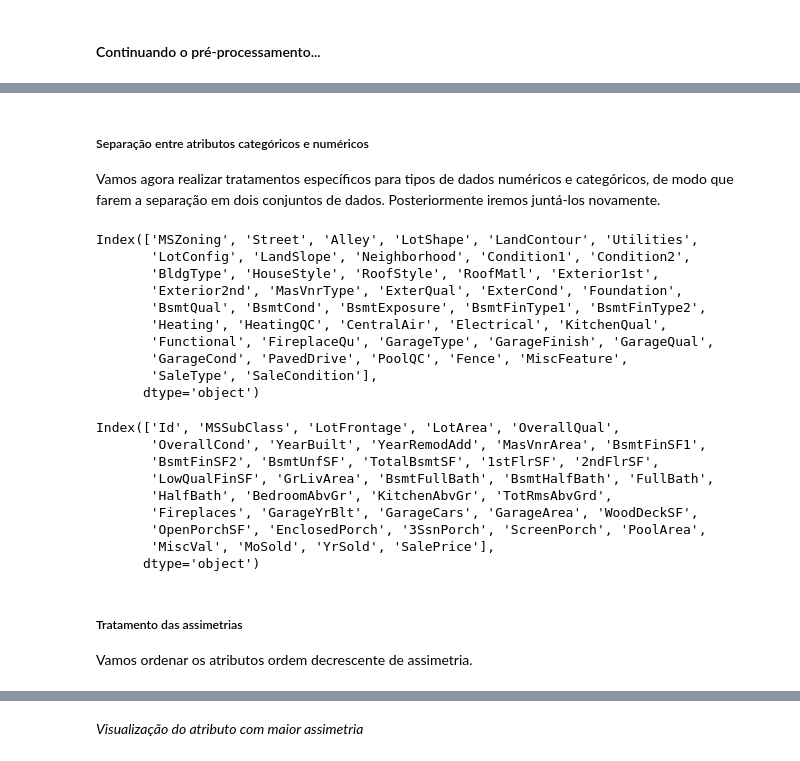
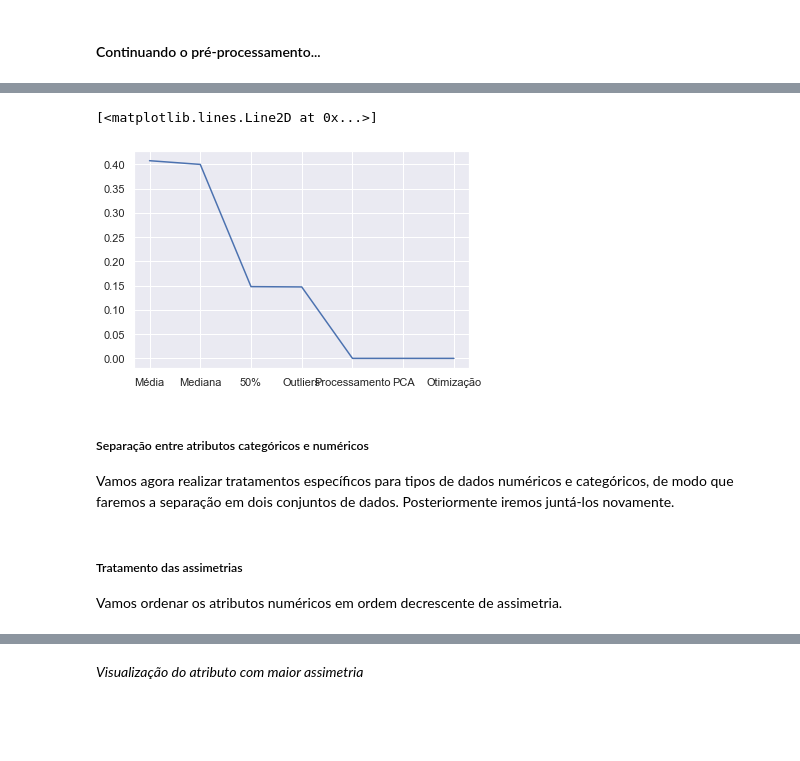
Before and after one commit to robsonrung/MLND-Capstone-Project, a Jupyter notebook: MLND-Capstone-Projeto.ipynb, the cells around one changed output, grey strips where cells are left out. Saved outputs shown, nothing was run; the diff lists cells and outputs as text; code cells hidden in the pictures; blank space fills up the shorter version.

```diff
--- a/MLND-Capstone-Projeto.ipynb
+++ b/MLND-Capstone-Projeto.ipynb
@@ -851,34 +904,12 @@ Já conseguimos uma boa melhoria nos resultados apenas com a remoção dos *outl
+# %%
+plt.plot(relatorios['XGBoost']['RMSLE'])
+# %% [output]
+[<matplotlib.lines.Line2D at 0x...>]
+[figure, added]
 # %% [markdown]
 ##### Separação entre atributos categóricos e numéricos
 
-Vamos agora realizar tratamentos específicos para tipos de dados numéricos e categóricos, de modo que farem a separação em dois conjuntos de dados. Posteriormente iremos juntá-los novamente.
+Vamos agora realizar tratamentos específicos para tipos de dados numéricos e categóricos, de modo que faremos a separação em dois conjuntos de dados. Posteriormente iremos juntá-los novamente.
-# %%
-atributos_categoricos = train_sem_outliers.select_dtypes(include=['object']).columns
-atributos_categoricos
-# %% [output]
-Index(['MSZoning', 'Street', 'Alley', 'LotShape', 'LandContour', 'Utilities',
-       'LotConfig', 'LandSlope', 'Neighborhood', 'Condition1', 'Condition2',
-       'BldgType', 'HouseStyle', 'RoofStyle', 'RoofMatl', 'Exterior1st',
-       'Exterior2nd', 'MasVnrType', 'ExterQual', 'ExterCond', 'Foundation',
-       'BsmtQual', 'BsmtCond', 'BsmtExposure', 'BsmtFinType1', 'BsmtFinType2',
-       'Heating', 'HeatingQC', 'CentralAir', 'Electrical', 'KitchenQual',
-       'Functional', 'FireplaceQu', 'GarageType', 'GarageFinish', 'GarageQual',
-       'GarageCond', 'PavedDrive', 'PoolQC', 'Fence', 'MiscFeature',
-       'SaleType', 'SaleCondition'],
-      dtype='object')
-# %%
-atributos_numericos = train_sem_outliers.select_dtypes(exclude = ["object"]).columns
-atributos_numericos
-# %% [output]
-Index(['Id', 'MSSubClass', 'LotFrontage', 'LotArea', 'OverallQual',
-       'OverallCond', 'YearBuilt', 'YearRemodAdd', 'MasVnrArea', 'BsmtFinSF1',
-       'BsmtFinSF2', 'BsmtUnfSF', 'TotalBsmtSF', '1stFlrSF', '2ndFlrSF',
-       'LowQualFinSF', 'GrLivArea', 'BsmtFullBath', 'BsmtHalfBath', 'FullBath',
-       'HalfBath', 'BedroomAbvGr', 'KitchenAbvGr', 'TotRmsAbvGrd',
-       'Fireplaces', 'GarageYrBlt', 'GarageCars', 'GarageArea', 'WoodDeckSF',
-       'OpenPorchSF', 'EnclosedPorch', '3SsnPorch', 'ScreenPorch', 'PoolArea',
-       'MiscVal', 'MoSold', 'YrSold', 'SalePrice'],
-      dtype='object')
 # %%
 y_train_sales_price = train_sem_outliers["SalePrice"]
 x_train_numerico = train_sem_outliers[atributos_numericos].drop("SalePrice", axis=1)
@@ -886,7 +917,7 @@ x_train_categorico = train_sem_outliers[atributos_categoricos]
 # %% [markdown]
 ##### Tratamento das assimetrias
 
-Vamos ordenar os atributos ordem decrescente de assimetria.
+Vamos ordenar os atributos numéricos em ordem decrescente de assimetria.
 # %%
 assimetria = x_train_numerico.apply(lambda x: skew(x))
 assimetria.sort_values(ascending=False)
```
Also changed, not shown: parts of 117 cells of this notebook, 1 other file.
